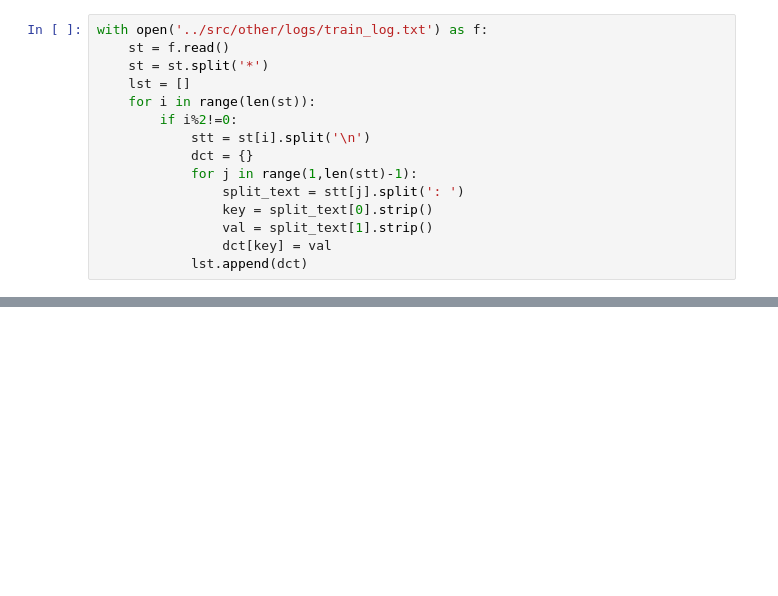
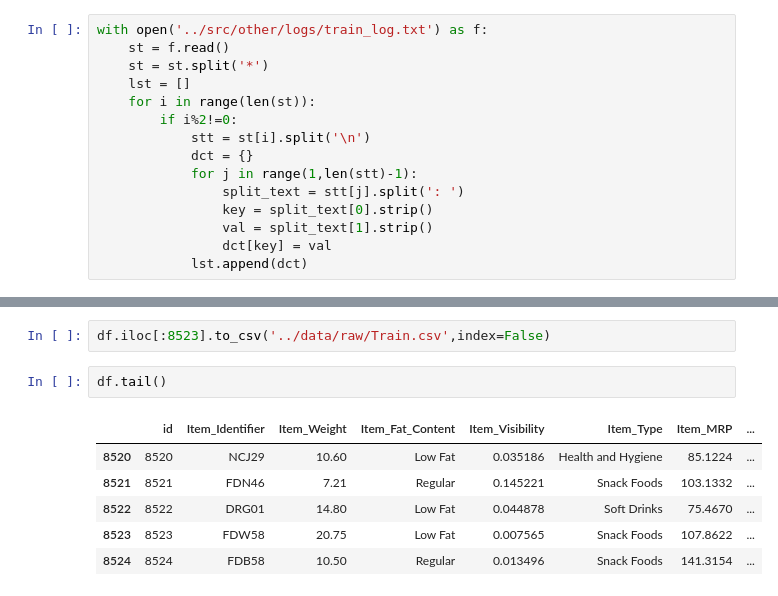
Before and after one commit to shubhamkulkarni1947/Store_Sales_Prediction, a Jupyter notebook: notebooks/test.ipynb, the cells around one changed output, grey strips where cells are left out. Saved outputs shown, nothing was run; the diff lists cells and outputs as text; blank space fills up the shorter version.

```diff
--- a/notebooks/test.ipynb
+++ b/notebooks/test.ipynb
@@ -71,0 +175,11 @@ df.to_csv('../data/raw/Train.csv',)
+# %%
+df.iloc[:8523].to_csv('../data/raw/Train.csv',index=False)
+# %%
+df.tail()
+# %% [output]
+|  | id | Item_Identifier | Item_Weight | Item_Fat_Content | Item_Visibility | Item_Type | Item_MRP | ... |
+| 8520 | 8520 | NCJ29 | 10.60 | Low Fat | 0.035186 | Health and Hygiene | 85.1224 | ... |
+| 8521 | 8521 | FDN46 | 7.21 | Regular | 0.145221 | Snack Foods | 103.1332 | ... |
+| 8522 | 8522 | DRG01 | 14.80 | Low Fat | 0.044878 | Soft Drinks | 75.4670 | ... |
+| 8523 | 8523 | FDW58 | 20.75 | Low Fat | 0.007565 | Snack Foods | 107.8622 | ... |
+| 8524 | 8524 | FDB58 | 10.50 | Regular | 0.013496 | Snack Foods | 141.3154 | ... |
```
Also changed, not shown: parts of 32 cells of this notebook, 8 other files.
